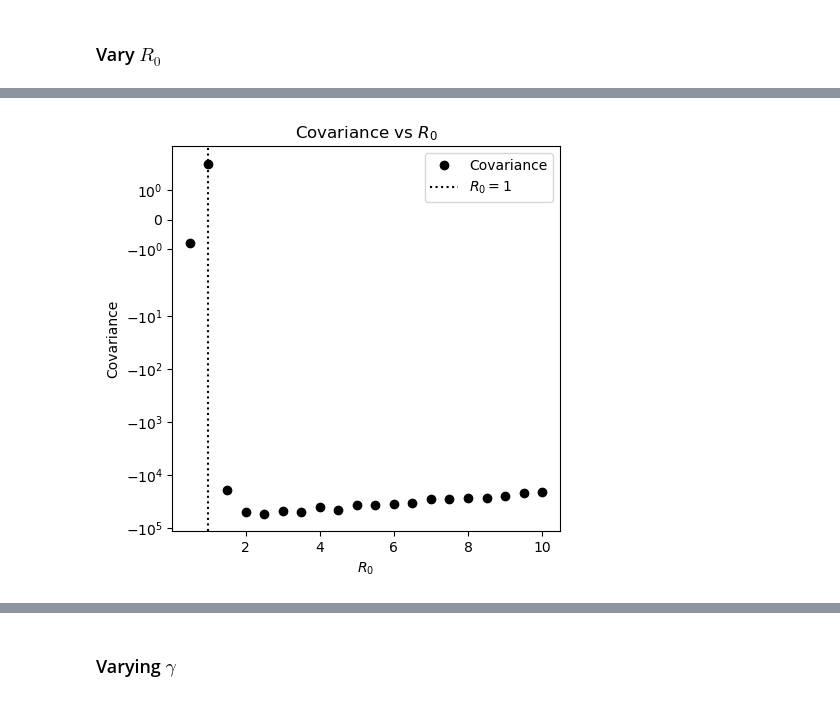
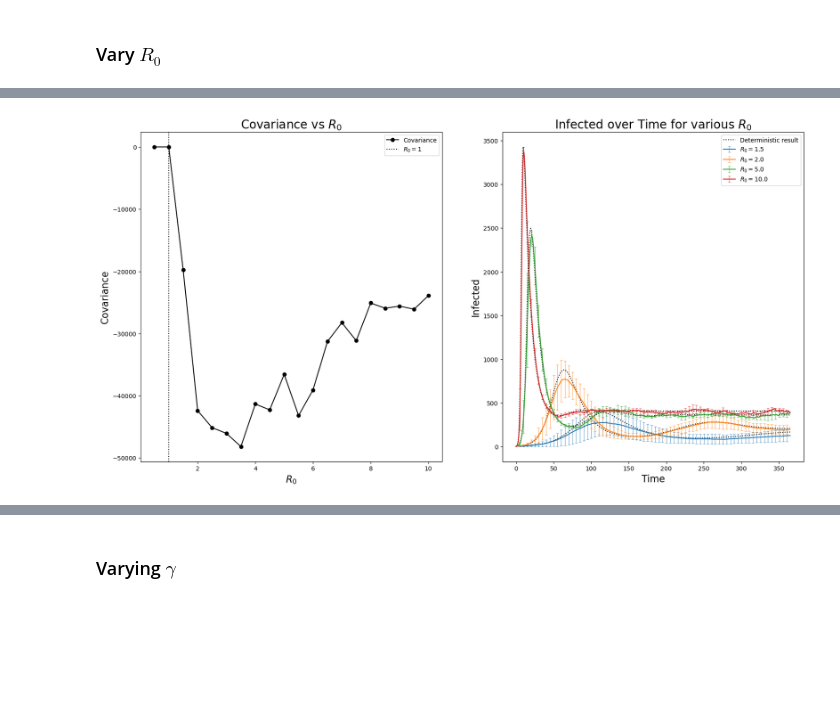
Before and after one commit to kylehtunis/stochastic-modeling, a Jupyter notebook: problem1.ipynb, the cells around one changed output, grey strips where cells are left out. Cells and saved outputs as stored; diff of their text form; code cells hidden in the pictures; blank space fills up the shorter version.

```diff
--- a/problem1.ipynb
+++ b/problem1.ipynb
@@ -381,19 +361,40 @@ Ran iteration 5 in 0.69 seconds, cv=0.030
 # %%
 # plot covariance
 
-plt.figure(figsize=(5,5))
-plt.title('Covariance vs $R_0$')
-plt.xlabel('$R_0$')
-plt.ylabel('Covariance')
-plt.yscale('symlog')
+plt.figure(figsize=(20,10))
+plt.subplot(1, 2, 1)
+plt.title('Covariance vs $R_0$', fontsize=20)
+plt.xlabel('$R_0$', fontsize=16)
+plt.ylabel('Covariance', fontsize=16)
+# plt.yscale('symlog')
 
 covs = []
 for ex in r0experiments.experiments:
     mean = ex.results.mean_result()
     covs.append(mean.s_i_covariance())
 plt.plot(r0s, covs, 'ko-', label='Covariance')
 plt.axvline(1, color='k', linestyle=':', label='$R_0=1$')
 plt.legend()
+
+graphed_r0s = [1.5, 2.0, 5.0, 10.0]
+plt.subplot(1, 2, 2)
+labeled = False
+for ex in r0experiments.experiments:
+    if ex.params.r0 not in graphed_r0s:
+        continue
+    mean, err = ex.results.mean_and_std_infected()
+    plt.errorbar(ex.results.t, mean, yerr=err, errorevery=10, capsize=2, elinewidth=0.5, capthick=0.5, label=f"$R_0={ex.params.r0}$")
+    det = ex.integrate_deterministic_sir(deterministic_sir)
+    detlabel = '_'
+    if not labeled:
+        labeled = True
+        detlabel = 'Deterministic result'
+    plt.plot(det.t, det.y[1], 'k:', label=detlabel)
+plt.xlabel("Time", fontsize=16)
+plt.ylabel("Infected", fontsize=16)
+plt.title(f'Infected over Time for various $R_0$' , fontsize=20)
+plt.legend()
+plt.savefig('./plots/event_based/r0.png')
 plt.show()
 # %% [output]
-[figure, old version]
+[figure, new version]
```
Also changed, not shown: parts of 17 cells of this notebook.
